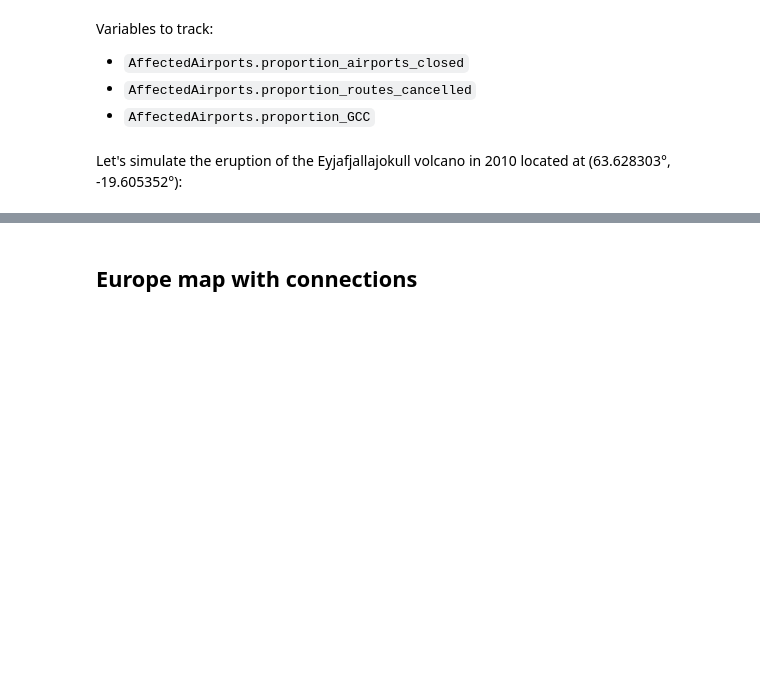
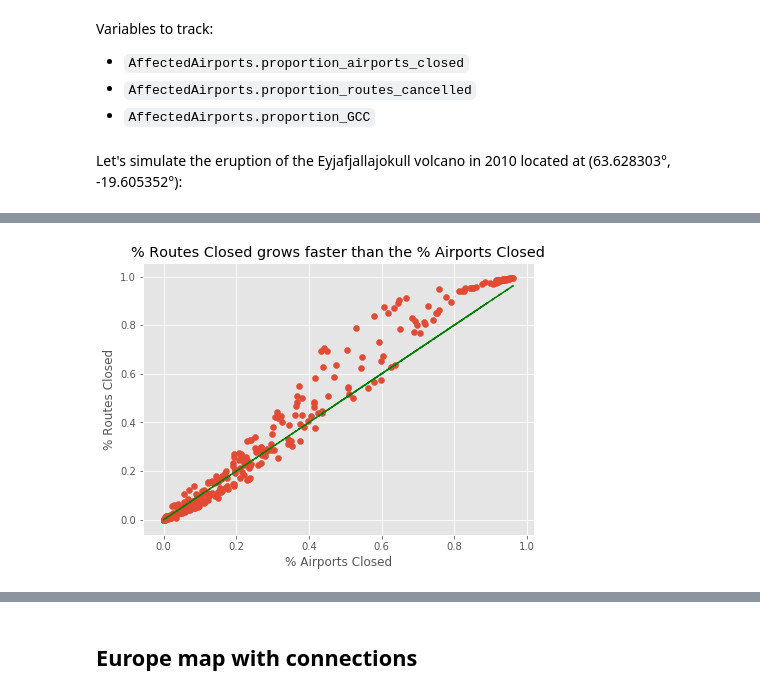
Before and after one commit to aymanebenayada/ngsa-air-routes-analysis, a Jupyter notebook: code/exploration_europe.ipynb, the cells around one changed output, grey strips where cells are left out. Cells and saved outputs as stored; diff of their text form; code cells hidden in the pictures; blank space fills up the shorter version.

```diff
--- a/code/exploration_europe.ipynb
+++ b/code/exploration_europe.ipynb
@@ -415,0 +471,22 @@ new GCC size / initial GCC size: 74.924%
+# %%
+n_hazard = 500
+props_airports_closed = []
+props_routes_closed = []
+props_size_gcc = []
+
+for _ in tqdm(range(n_hazard)):
+    prop_airports_closed, prop_routes_closed, prop_size_gcc = affected_aiports\
+                            .simulate_hazards()
+    props_airports_closed.append(prop_airports_closed)
+    props_routes_closed.append(prop_routes_closed)
+    props_size_gcc.append(prop_size_gcc)
+# %%
+plt.figure(figsize=(7,5))
+plt.scatter(props_airports_closed, props_routes_closed)
+plt.plot(props_airports_closed, props_airports_closed, 'g--')
+plt.xlabel("% Airports Closed")
+plt.ylabel("% Routes Closed")
+plt.title("% Routes Closed grows faster than the % Airports Closed")
+plt.show()
+# %% [output]
+[figure, added]
```
Also changed, not shown: parts of 15 cells of this notebook, 1 other file.
